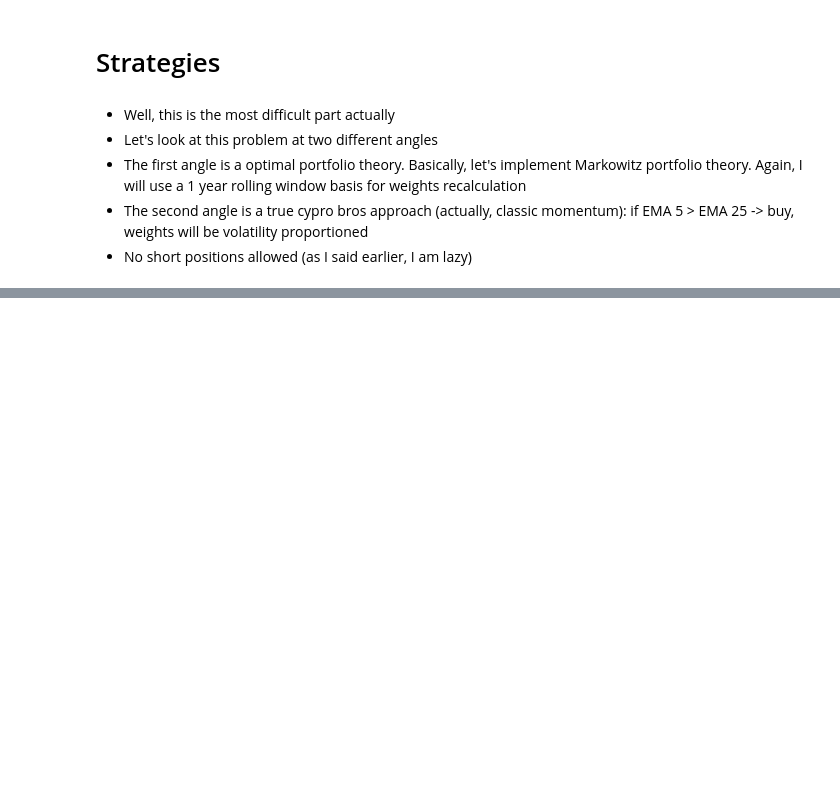
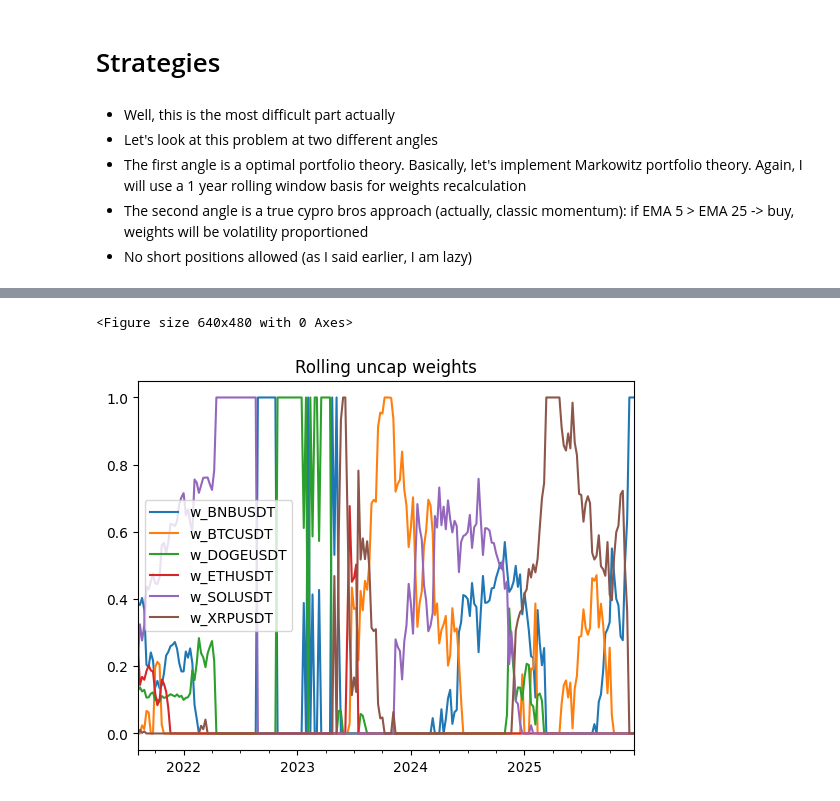
Before and after one commit to Timuchin/CryptoTrading, a Jupyter notebook: trading.ipynb, the cells around one changed output, grey strips where cells are left out. Drawn from its saved outputs; the diff is of its cells as text; code cells hidden in the pictures; blank space fills up the shorter version.

```diff
--- a/trading.ipynb
+++ b/trading.ipynb
@@ -255,0 +299,27 @@ print(f'''
+# %%
+# I am quite annoyed with .pivot(), so let's create a DataFrame with columns of returns
+ret_wide = ret[ret.symbol != 'baseline'].pivot(columns = 'symbol')
+# %%
+ret_wide.columns = ret_wide.columns.droplevel()
+# %%
+dates = []
+W_uncon = []
+W_cap = []
+
+for i in range(WINDOW_SIZE, ret_wide.shape[0], 7):
+    tmp = ret_wide.iloc[(i-WINDOW_SIZE):i]
+    dates.append(ret_wide.index[i])
+    W_uncon.append(max_sharpe_weights(tmp))
+    W_cap.append(max_sharpe_weights(tmp, max_w = 0.3))
+# %%
+W_uncon = pd.DataFrame(W_uncon, index=pd.to_datetime(dates), columns=['w_' + x for x in ret_wide.columns])
+W_cap = pd.DataFrame(W_cap, index=pd.to_datetime(dates), columns=['w_' + x for x in ret_wide.columns])
+# %%
+plt.figure()
+W_uncon.plot()
+plt.title("Rolling uncap weights")
+plt.legend()
+plt.show()
+# %% [output]
+<Figure size 640x480 with 0 Axes>
+[figure, added]
```
Also changed, not shown: parts of 75 cells of this notebook, 3 other files.
